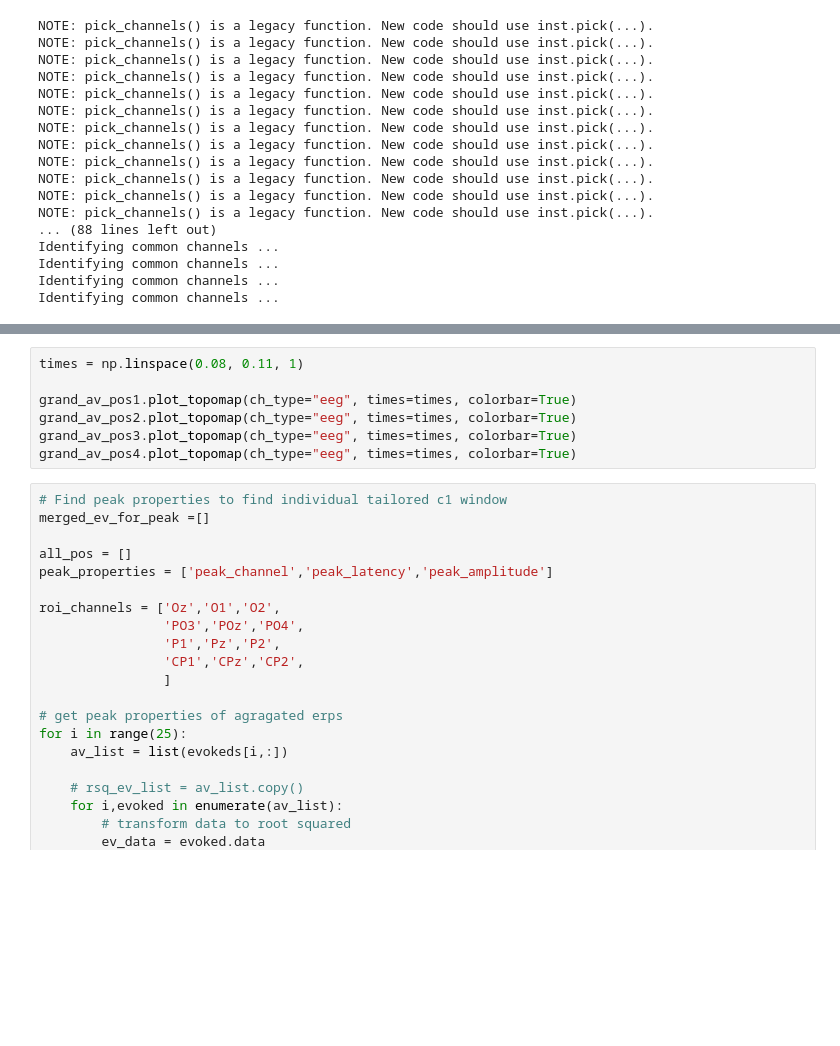
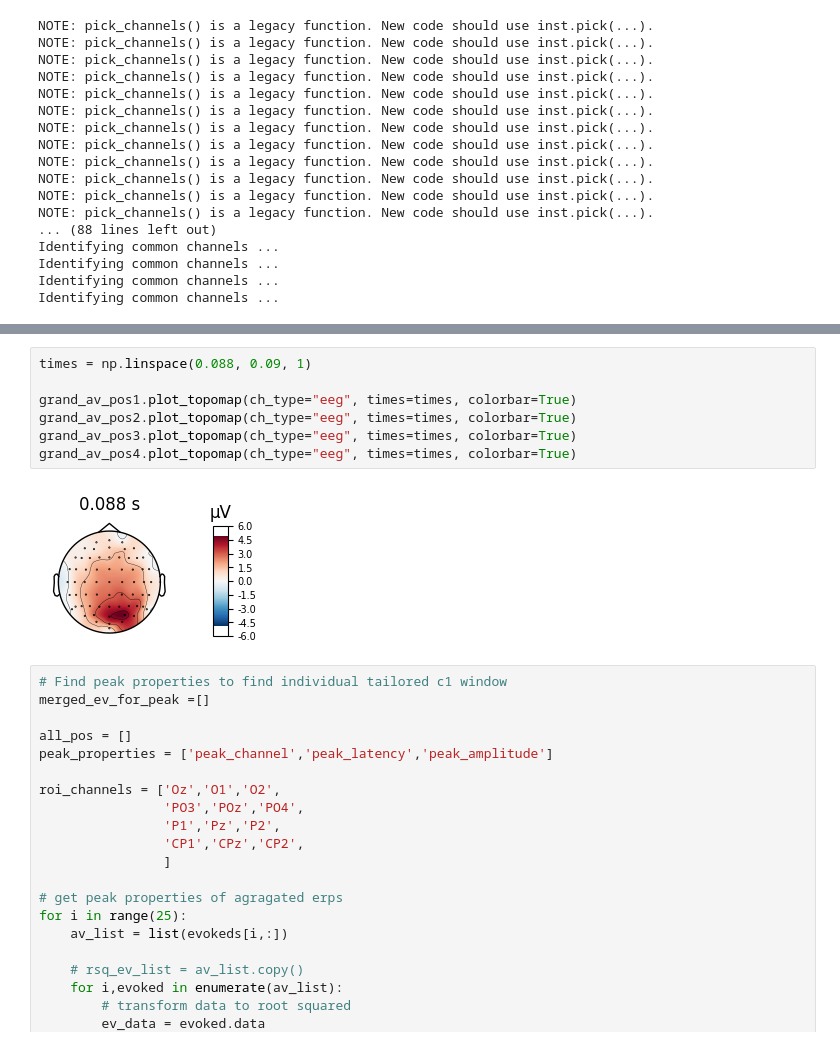
Before and after one commit to maxvanmigem/prediction-attention-v1-processing, a Jupyter notebook: plotting/localiser_plotting.ipynb, the cells around one changed output, grey strips where cells are left out. Cells and saved outputs as stored; diff of their text form; blank space fills up the shorter version.

```diff
--- a/plotting/localiser_plotting.ipynb
+++ b/plotting/localiser_plotting.ipynb
@@ -140,10 +140,12 @@ mne.viz.plot_compare_evokeds(av_list, picks= 'POz', vlines=[0.05,0.1],ylim=dict(
 # %%
-times = np.linspace(0.08, 0.11, 1)
+times = np.linspace(0.088, 0.09, 1)
 
 grand_av_pos1.plot_topomap(ch_type="eeg", times=times, colorbar=True)
 grand_av_pos2.plot_topomap(ch_type="eeg", times=times, colorbar=True)
 grand_av_pos3.plot_topomap(ch_type="eeg", times=times, colorbar=True)
 grand_av_pos4.plot_topomap(ch_type="eeg", times=times, colorbar=True)
+# %% [output]
+[figure, added]
 # %%
 # Find peak properties to find individual tailored c1 window
 merged_ev_for_peak =[]
```
Also changed, not shown: parts of 10 cells of this notebook.
